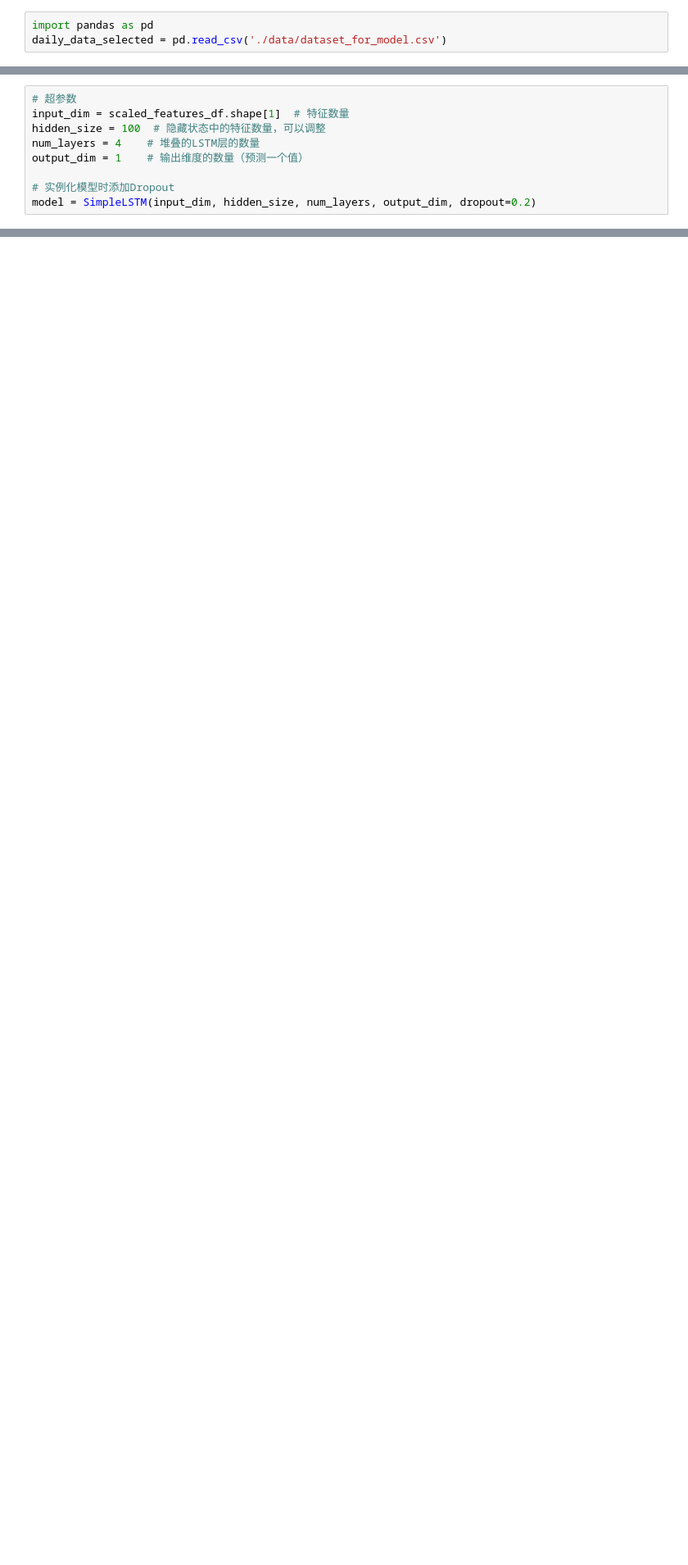
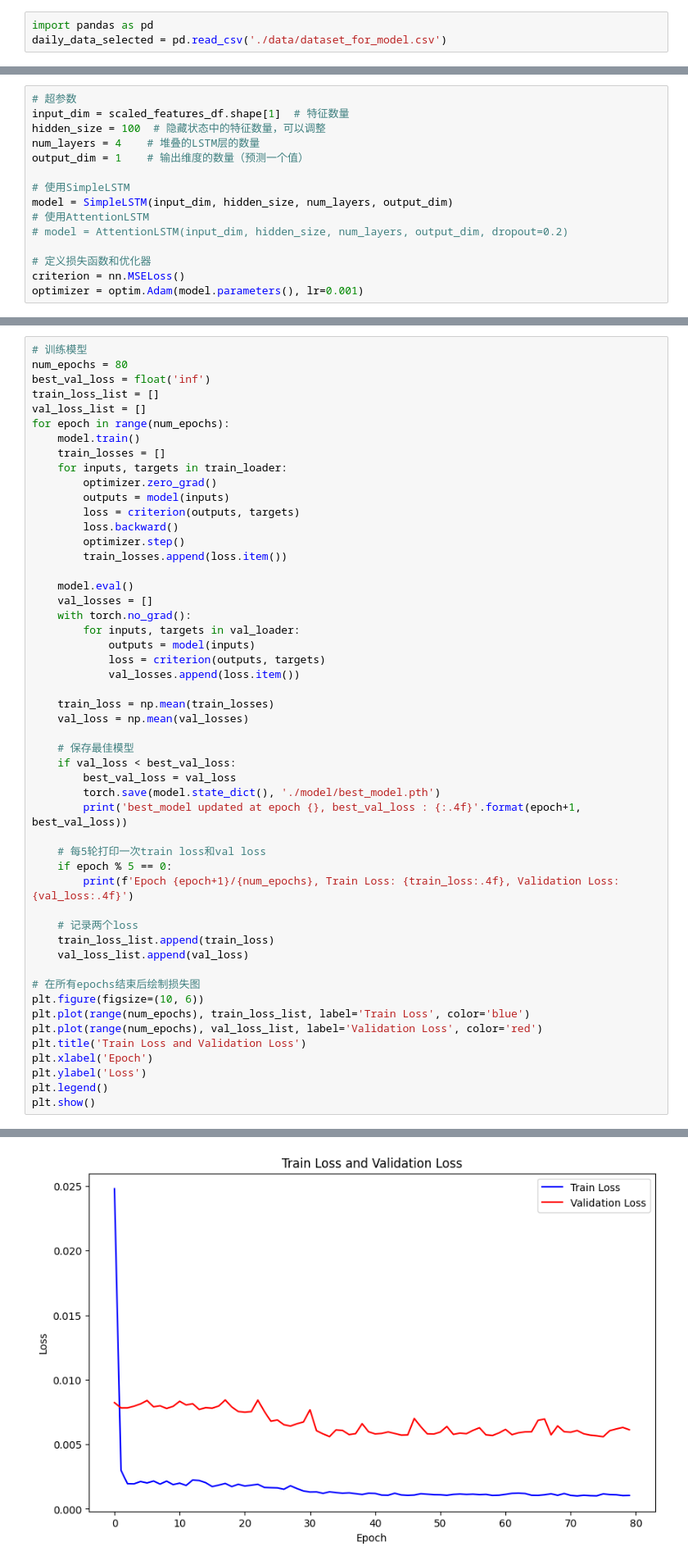
Before and after one commit to SiruiHe/Sentiment-to-Stocks, a Jupyter notebook: code.ipynb, the cells around one changed output, grey strips where cells are left out. Shown at 82% size. Saved outputs shown, nothing was run; the diff lists cells and outputs as text; blank space fills up the shorter version.

```diff
--- a/code.ipynb
+++ b/code.ipynb
@@ -437,5 +433,11 @@ hidden_size = 100  # 隐藏状态中的特征数量，可以调整
 num_layers = 4    # 堆叠的LSTM层的数量
 output_dim = 1    # 输出维度的数量（预测一个值）
 
-# 实例化模型时添加Dropout
-model = SimpleLSTM(input_dim, hidden_size, num_layers, output_dim, dropout=0.2)
+# 使用SimpleLSTM
+model = SimpleLSTM(input_dim, hidden_size, num_layers, output_dim)
+# 使用AttentionLSTM
+# model = AttentionLSTM(input_dim, hidden_size, num_layers, output_dim, dropout=0.2)
+
+# 定义损失函数和优化器
+criterion = nn.MSELoss()
+optimizer = optim.Adam(model.parameters(), lr=0.001)
@@ -517,0 +444,52 @@ plt.show()
+# %%
+# 训练模型
+num_epochs = 80
+best_val_loss = float('inf')
+train_loss_list = []
+val_loss_list = []
+for epoch in range(num_epochs):
+    model.train()
+    train_losses = []
+    for inputs, targets in train_loader:
+        optimizer.zero_grad()
+        outputs = model(inputs)
+        loss = criterion(outputs, targets)
+        loss.backward()
+        optimizer.step()
+        train_losses.append(loss.item())
+
+    model.eval()
+    val_losses = []
+    with torch.no_grad():
+        for inputs, targets in val_loader:
+            outputs = model(inputs)
+            loss = criterion(outputs, targets)
+            val_losses.append(loss.item())
+
+    train_loss = np.mean(train_losses)
+    val_loss = np.mean(val_losses)
+
+    # 保存最佳模型
+    if val_loss < best_val_loss:
+        best_val_loss = val_loss
+        torch.save(model.state_dict(), './model/best_model.pth')
+        print('best_model updated at epoch {}, best_val_loss : {:.4f}'.format(epoch+1, best_val_loss))
+
+    # 每5轮打印一次train loss和val loss
+    if epoch % 5 == 0:
+        print(f'Epoch {epoch+1}/{num_epochs}, Train Loss: {train_loss:.4f}, Validation Loss: {val_loss:.4f}')
+
+    # 记录两个loss
+    train_loss_list.append(train_loss)
+    val_loss_list.append(val_loss)
+
+# 在所有epochs结束后绘制损失图
+plt.figure(figsize=(10, 6))
+plt.plot(range(num_epochs), train_loss_list, label='Train Loss', color='blue')
+plt.plot(range(num_epochs), val_loss_list, label='Validation Loss', color='red')
+plt.title('Train Loss and Validation Loss')
+plt.xlabel('Epoch')
+plt.ylabel('Loss')
+plt.legend()
+plt.show()
+# %% [output]
@@ -517,0 +513 @@ plt.show()
+[figure, added]
```
Also changed, not shown: parts of 28 cells of this notebook, 2 other files.
